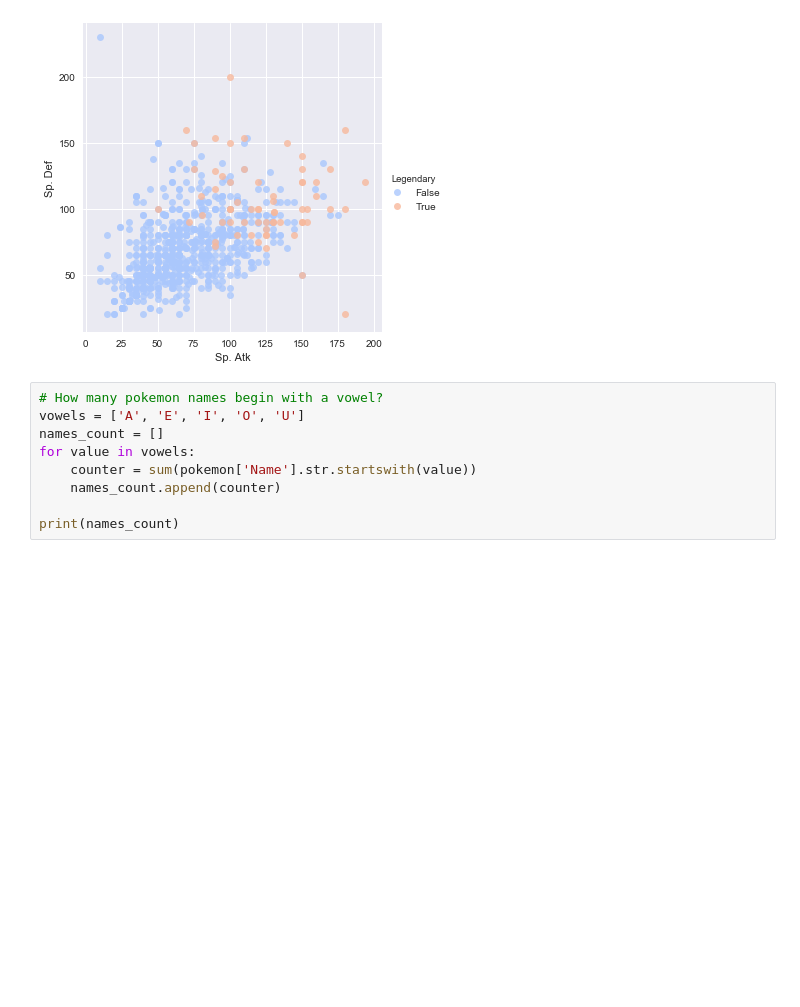
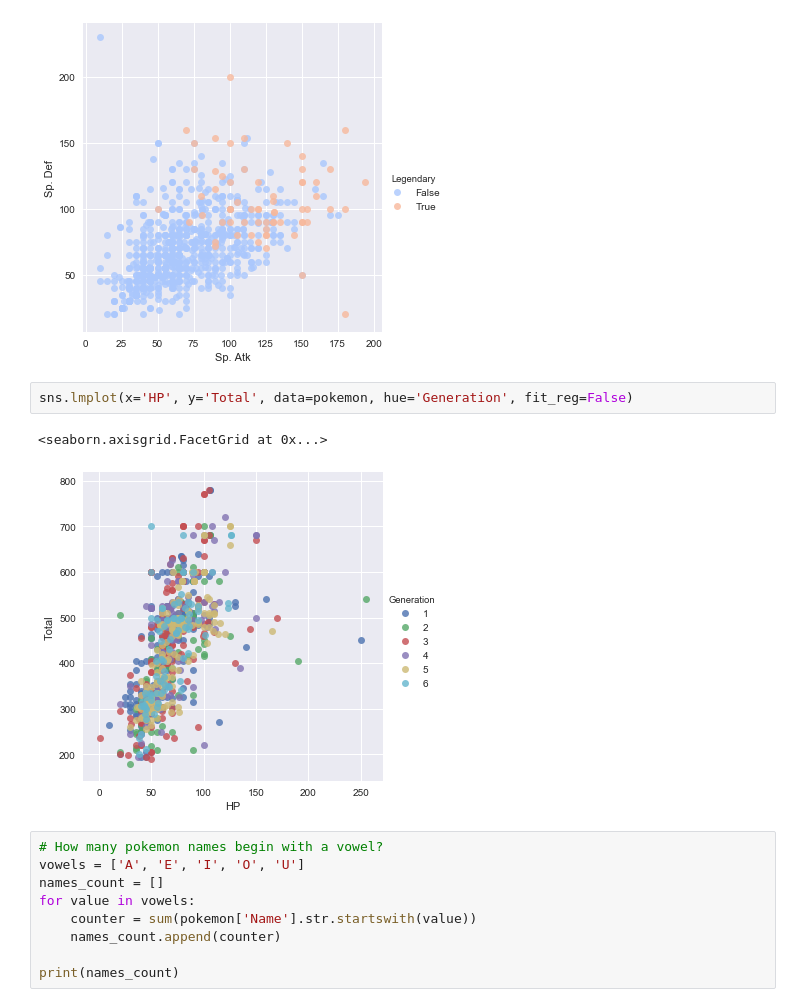
Before and after one commit to vineetjoshi92/Matplotlib-seaborn-and-pandas, a Jupyter notebook: Pandas with Pokemon.ipynb, the cells around one changed output. Drawn from its saved outputs; the diff is of its cells as text; blank space fills up the shorter version.

```diff
--- a/Pandas with Pokemon.ipynb
+++ b/Pandas with Pokemon.ipynb
@@ -201,6 +201,11 @@ sns.lmplot(x='Sp. Atk', y='Sp. Def', data=pokemon, hue='Legendary', fit_reg=Fals
 # %% [output]
 <seaborn.axisgrid.FacetGrid at 0x...>
 [figure]
+# %%
+sns.lmplot(x='HP', y='Total', data=pokemon, hue='Generation', fit_reg=False)
+# %% [output]
+<seaborn.axisgrid.FacetGrid at 0x...>
+[figure, added]
 # %%
 # How many pokemon names begin with a vowel?
 vowels = ['A', 'E', 'I', 'O', 'U']
```
Also changed, not shown: parts of 1 cell of this notebook.
